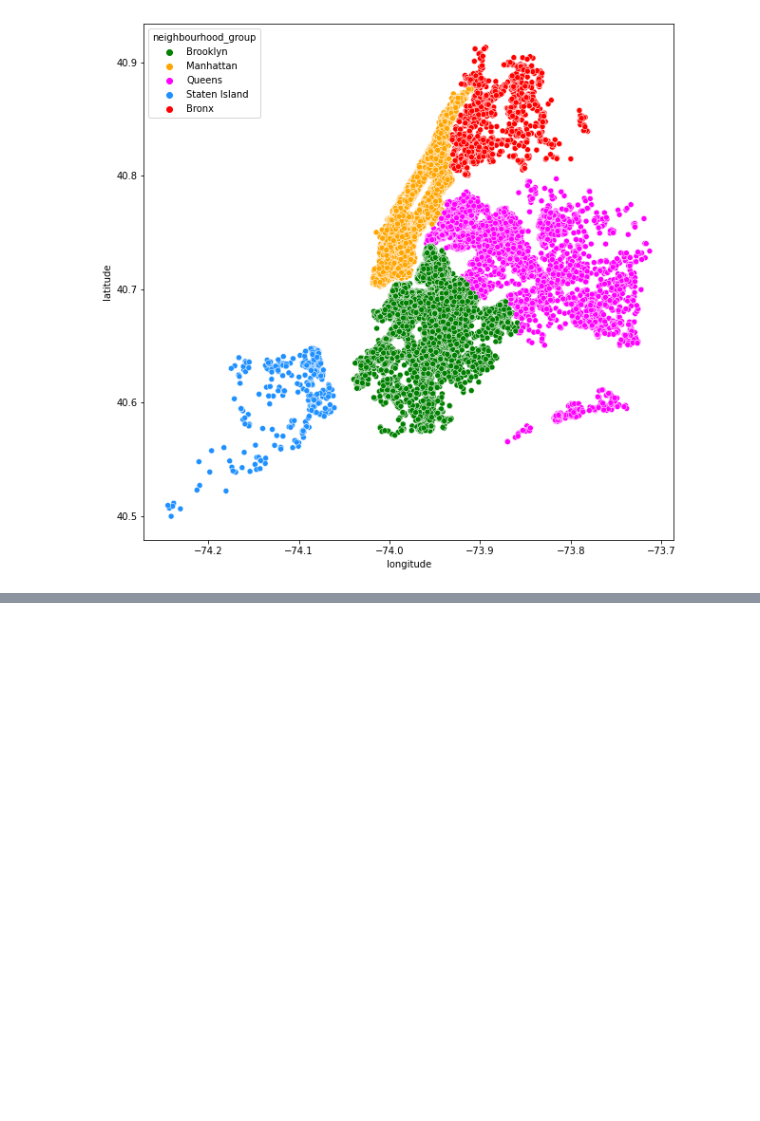
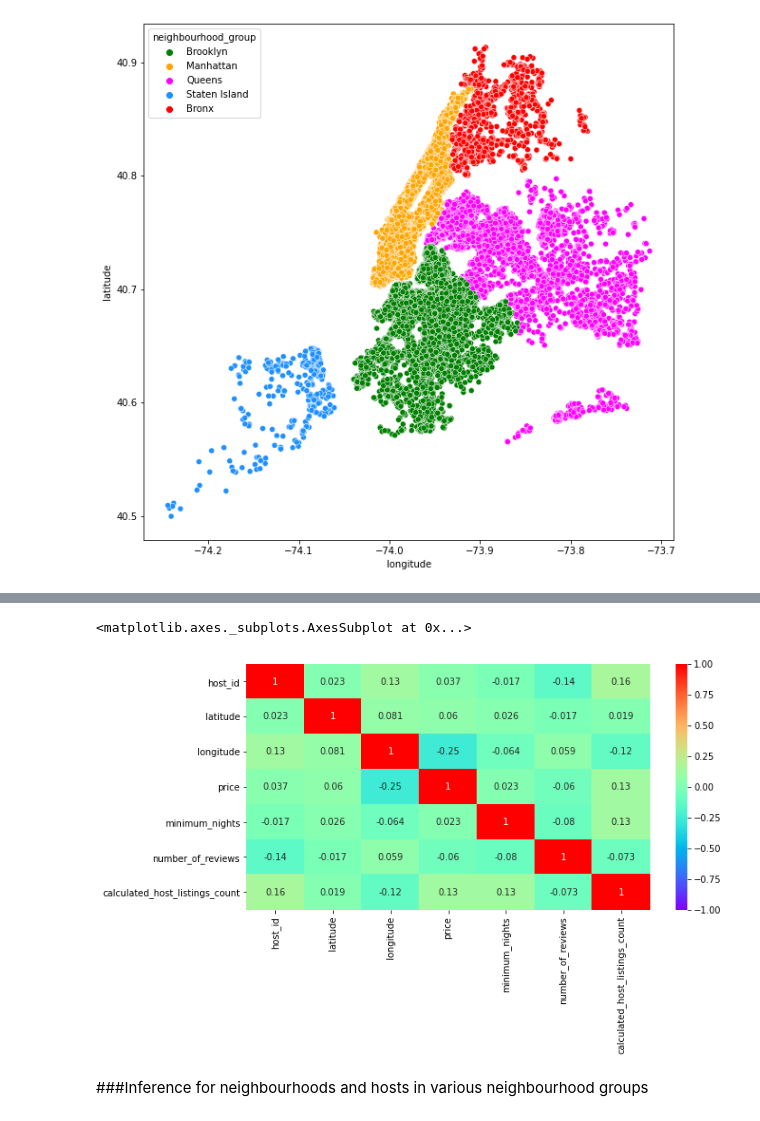
Before and after one commit to Ishakasar/NY_Airbnb, a Jupyter notebook: Isha_Kasar_Team_4_Capstone_Project.ipynb, the cells around one changed output, grey strips where cells are left out. Drawn from its saved outputs; the diff is of its cells as text; code cells hidden in the pictures; blank space fills up the shorter version.

```diff
--- a/Isha_Kasar_Team_4_Capstone_Project.ipynb
+++ b/Isha_Kasar_Team_4_Capstone_Project.ipynb
@@ -244,0 +267,10 @@ ng =sns.scatterplot(x="longitude", y="latitude", hue="neighbourhood_group",palet
+# %%
+corr_df = air_df.corr()
+# %%
+plt.figure(figsize=(10,5))
+sns.heatmap(corr_df, vmin=-1, cmap='rainbow', annot=True)
+# %% [output]
+<matplotlib.axes._subplots.AxesSubplot at 0x...>
+[figure, added]
+# %% [markdown]
+###Inference for neighbourhoods and hosts in various neighbourhood groups
```
Also changed, not shown: parts of 33 cells of this notebook.
